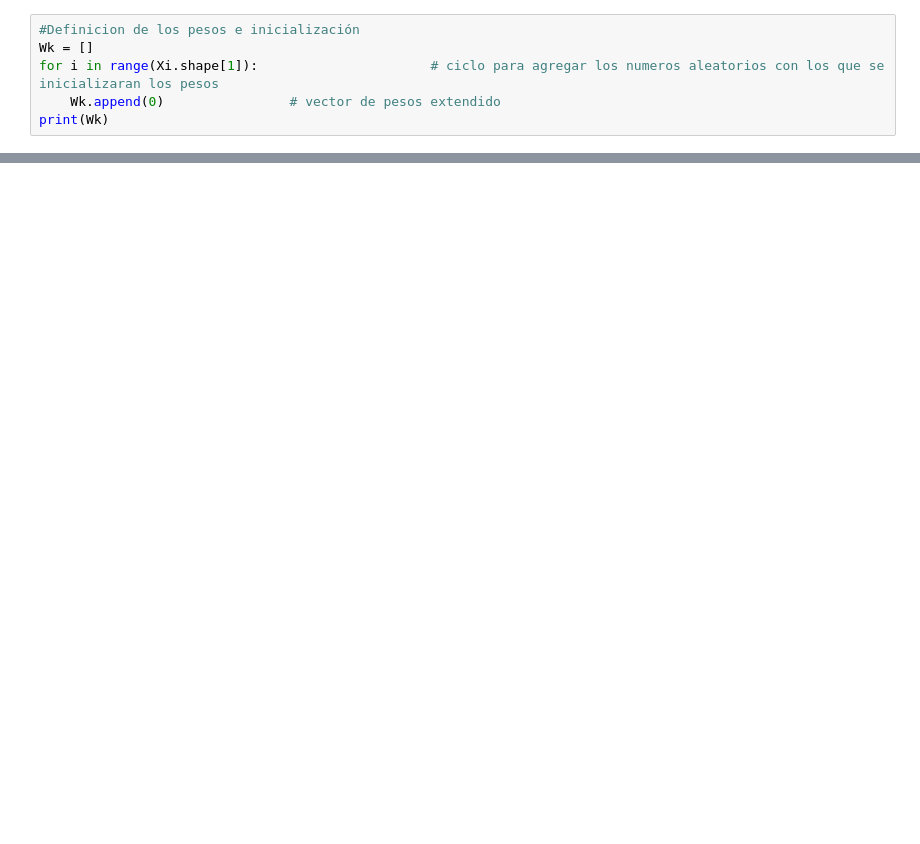
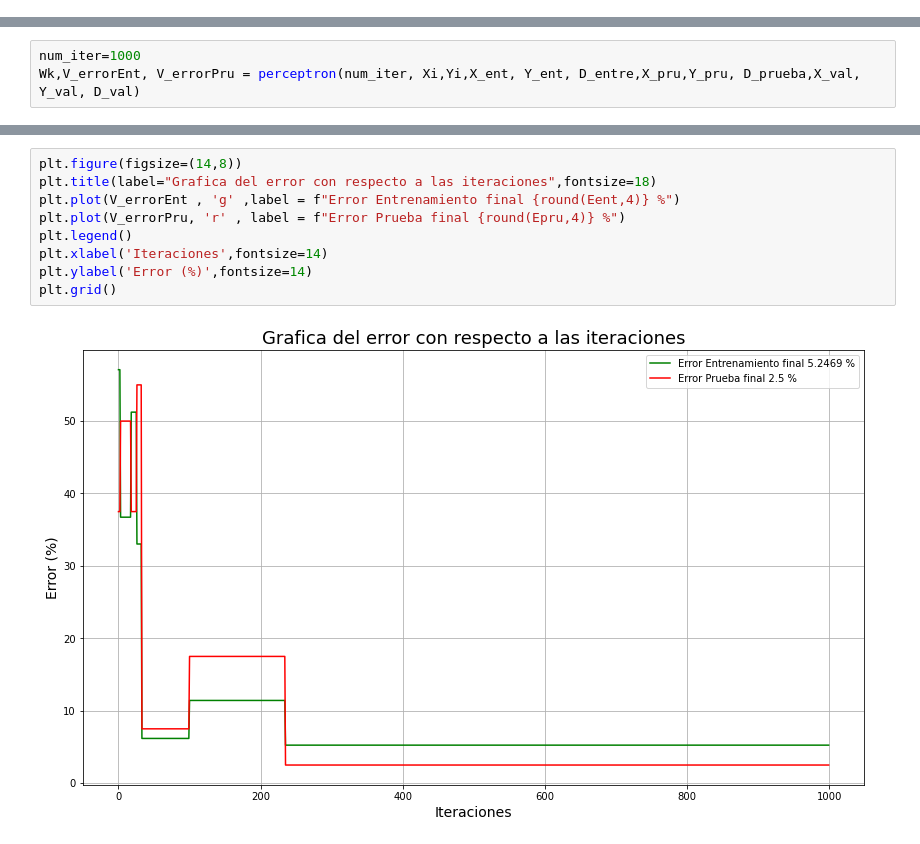
Before and after one commit to luistorrest/Perceptron_Algorithm, a Jupyter notebook: Perceptron_Algorithm.ipynb, the cells around one changed output, grey strips where cells are left out. Drawn from its saved outputs; the diff is of its cells as text; blank space fills up the shorter version.

```diff
--- a/Perceptron_Algorithm.ipynb
+++ b/Perceptron_Algorithm.ipynb
@@ -72,6 +85,0 @@ plt.show()
-# %%
-#Definicion de los pesos e inicialización
-Wk = []
-for i in range(Xi.shape[1]):                      # ciclo para agregar los numeros aleatorios con los que se inicializaran los pesos
-    Wk.append(0)                # vector de pesos extendido
-print(Wk)
@@ -167 +170,4 @@ Error de prueba 10.0
+# %%
+num_iter=1000
+Wk,V_errorEnt, V_errorPru = perceptron(num_iter, Xi,Yi,X_ent, Y_ent, D_entre,X_pru,Y_pru, D_prueba,X_val, Y_val, D_val)
 # %%
@@ -204,0 +185,11 @@ plt.plot(V_errorPru,"b")
+# %%
+plt.figure(figsize=(14,8))
+plt.title(label="Grafica del error con respecto a las iteraciones",fontsize=18)
+plt.plot(V_errorEnt , 'g' ,label = f"Error Entrenamiento final {round(Eent,4)} %")
+plt.plot(V_errorPru, 'r' , label = f"Error Prueba final {round(Epru,4)} %")
+plt.legend()
+plt.xlabel('Iteraciones',fontsize=14)
+plt.ylabel('Error (%)',fontsize=14)
+plt.grid()
+# %% [output]
+[figure, added]
```
Also changed, not shown: parts of 18 cells of this notebook.
